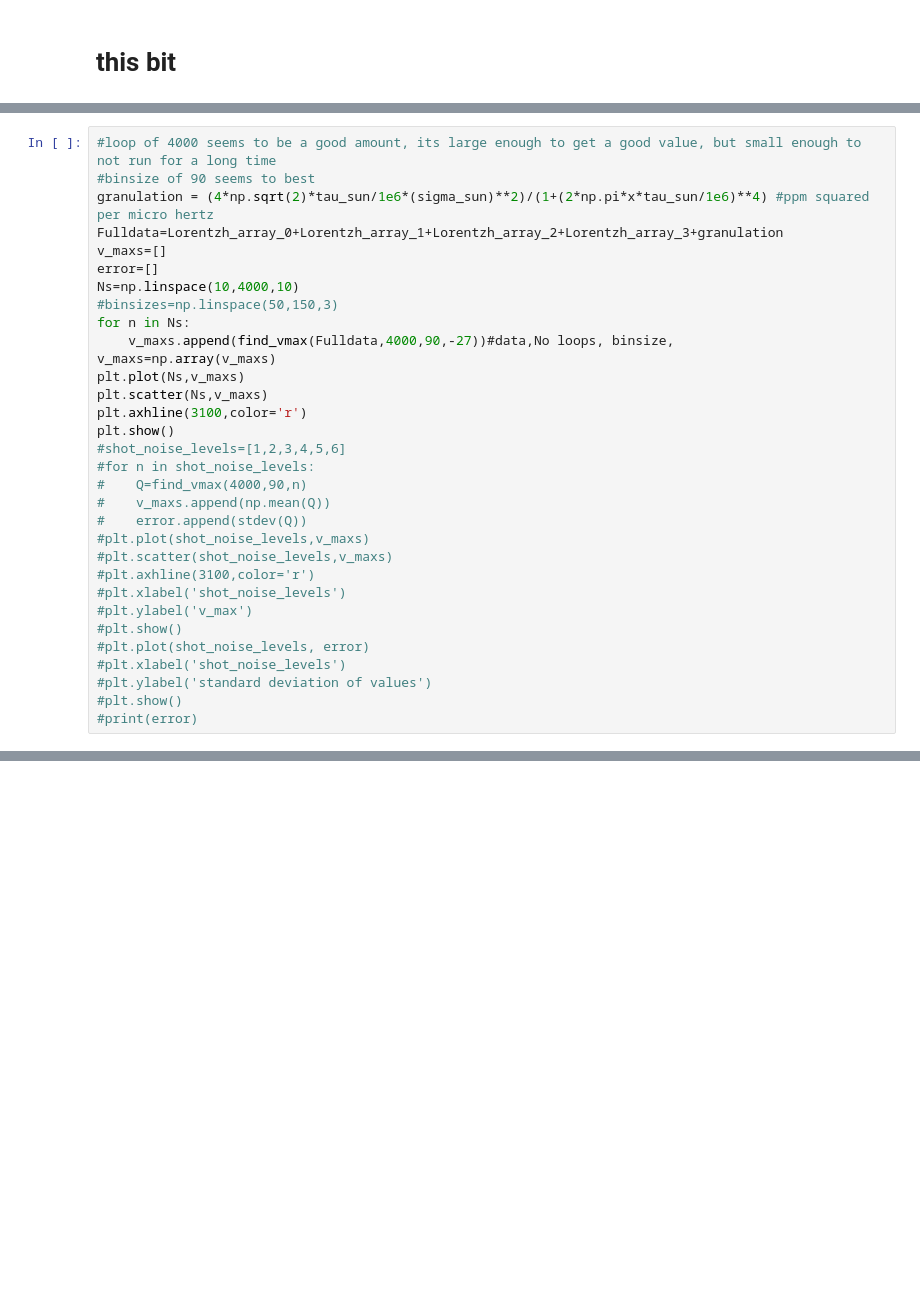
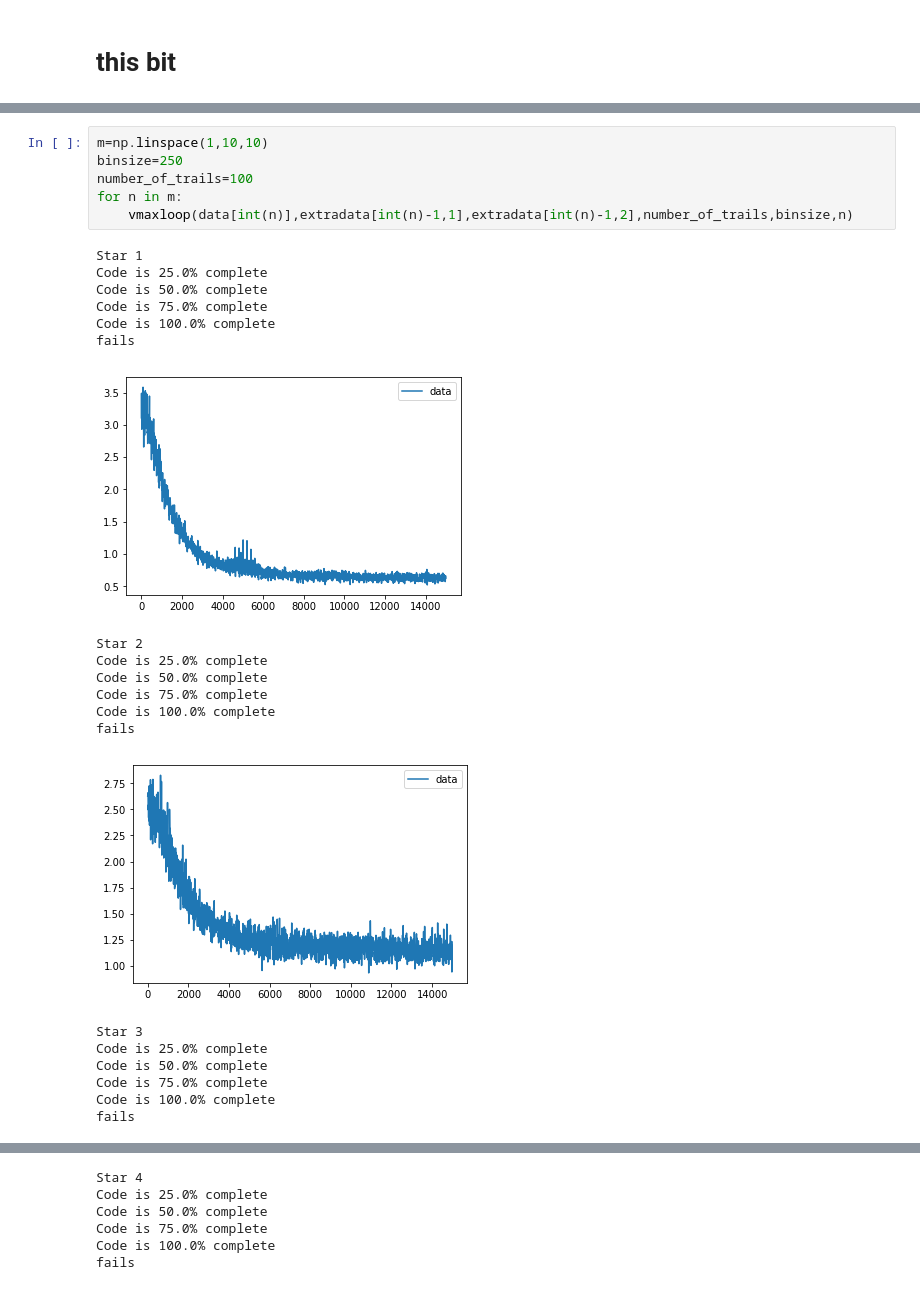
Before and after one commit to EdwardPenny/DA-team, a Jupyter notebook: Gaussian fitting imported stars 28th.ipynb, the cells around one changed output, grey strips where cells are left out. Drawn from its saved outputs; the diff is of its cells as text; blank space fills up the shorter version.

```diff
--- a/Gaussian fitting imported stars 28th.ipynb
+++ b/Gaussian fitting imported stars 28th.ipynb
@@ -436,32 +249,0 @@ NameError: name 'Fulldata' is not defined
-# %%
-#loop of 4000 seems to be a good amount, its large enough to get a good value, but small enough to not run for a long time
-#binsize of 90 seems to best
-granulation = (4*np.sqrt(2)*tau_sun/1e6*(sigma_sun)**2)/(1+(2*np.pi*x*tau_sun/1e6)**4) #ppm squared per micro hertz
-Fulldata=Lorentzh_array_0+Lorentzh_array_1+Lorentzh_array_2+Lorentzh_array_3+granulation
-v_maxs=[]
-error=[]
-Ns=np.linspace(10,4000,10)
-#binsizes=np.linspace(50,150,3)
-for n in Ns:
-    v_maxs.append(find_vmax(Fulldata,4000,90,-27))#data,No loops, binsize,
-v_maxs=np.array(v_maxs)
-plt.plot(Ns,v_maxs)
-plt.scatter(Ns,v_maxs)
-plt.axhline(3100,color='r')
-plt.show()
-#shot_noise_levels=[1,2,3,4,5,6]
-#for n in shot_noise_levels:
-#    Q=find_vmax(4000,90,n)
-#    v_maxs.append(np.mean(Q))
-#    error.append(stdev(Q))
-#plt.plot(shot_noise_levels,v_maxs)
-#plt.scatter(shot_noise_levels,v_maxs)
-#plt.axhline(3100,color='r')
-#plt.xlabel('shot_noise_levels')
-#plt.ylabel('v_max')
-#plt.show()
-#plt.plot(shot_noise_levels, error)
-#plt.xlabel('shot_noise_levels')
-#plt.ylabel('standard deviation of values')
-#plt.show()
-#print(error)
@@ -486,0 +298,27 @@ average v_max 3112.6944252746903 which is 12.694425274690275 away from the true
+# %%
+m=np.linspace(1,10,10)
+binsize=250
+number_of_trails=100
+for n in m:
+    vmaxloop(data[int(n)],extradata[int(n)-1,1],extradata[int(n)-1,2],number_of_trails,binsize,n)
+# %% [output]
+Star 1
+Code is 25.0% complete
+Code is 50.0% complete
+Code is 75.0% complete
+Code is 100.0% complete
+fails
+[figure, added]
+Star 2
+Code is 25.0% complete
+Code is 50.0% complete
+Code is 75.0% complete
+Code is 100.0% complete
+fails
+[figure, added]
+Star 3
+Code is 25.0% complete
+Code is 50.0% complete
+Code is 75.0% complete
+Code is 100.0% complete
+fails
@@ -486,0 +326,6 @@ average v_max 3112.6944252746903 which is 12.694425274690275 away from the true
+Star 4
+Code is 25.0% complete
+Code is 50.0% complete
+Code is 75.0% complete
+Code is 100.0% complete
+fails
```
Also changed, not shown: parts of 10 cells of this notebook.
